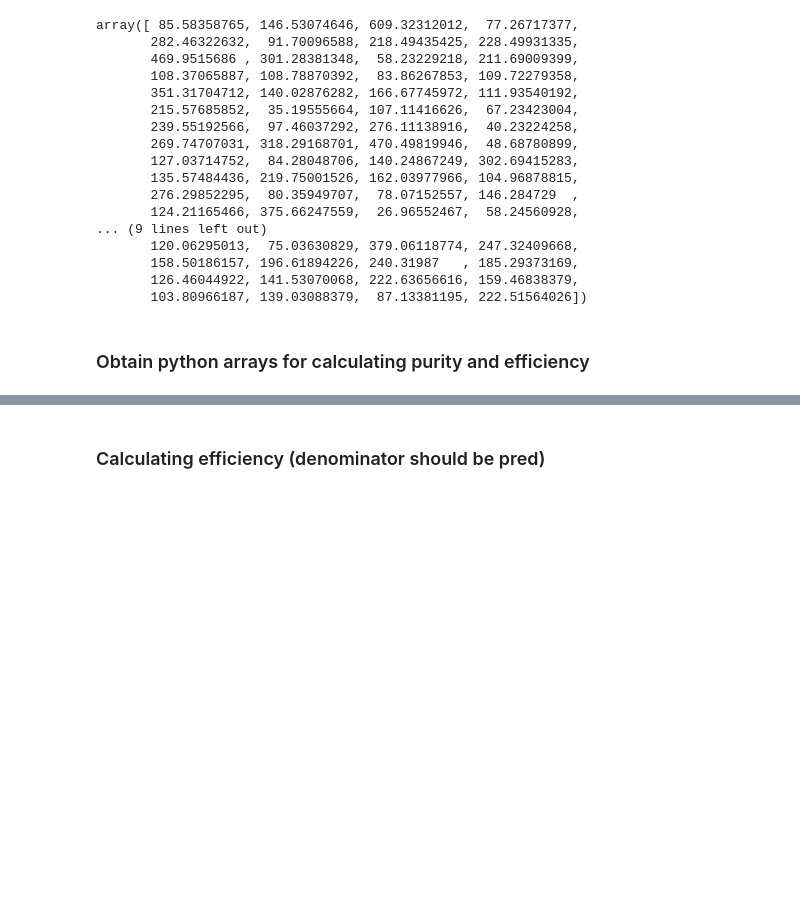
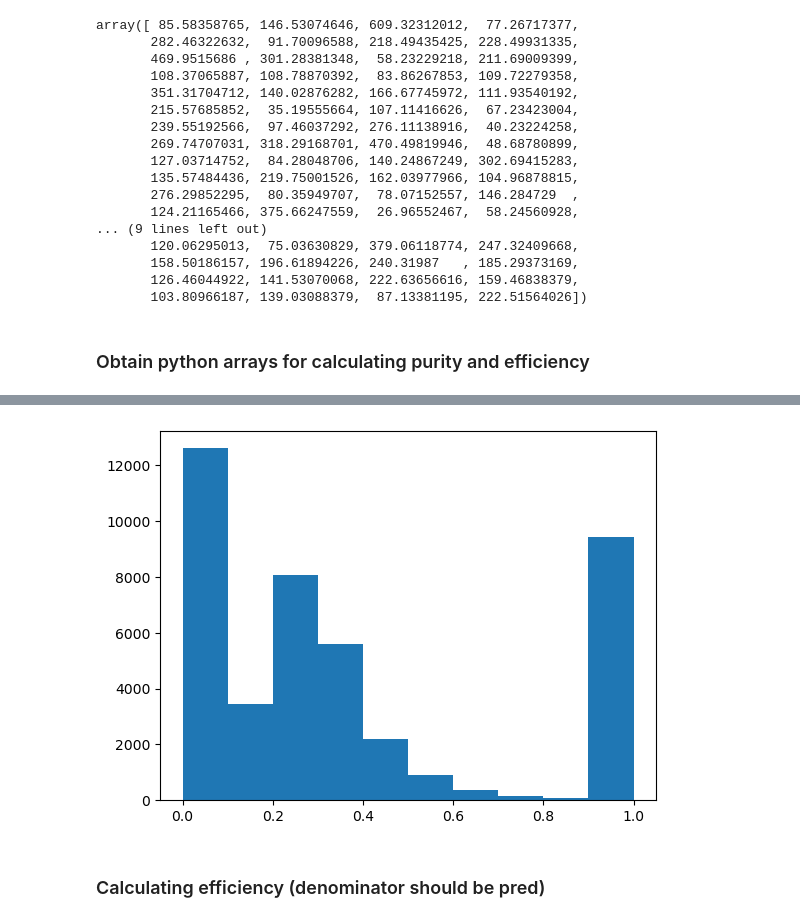
Before and after one commit to ucsd-hep-ex/hhh, a Jupyter notebook: notebooks/dev/plot_H _vs_pT.ipynb, the cells around one changed output, grey strips where cells are left out. Saved outputs shown, nothing was run; the diff lists cells and outputs as text; code cells hidden in the pictures; blank space fills up the shorter version.

```diff
--- a/notebooks/dev/plot_H _vs_pT.ipynb
+++ b/notebooks/dev/plot_H _vs_pT.ipynb
@@ -106,2 +114,7 @@ ap_bh3 = np.array(predfile["TARGETS"]["bh3"]['assignment_probability'])
+# %%
+plt.hist(ap_bh2)
+plt.show()
+# %% [output]
+[figure, added]
 # %% [markdown]
 ### Calculating efficiency (denominator should be pred)
```
Also changed, not shown: parts of 11 cells of this notebook.
